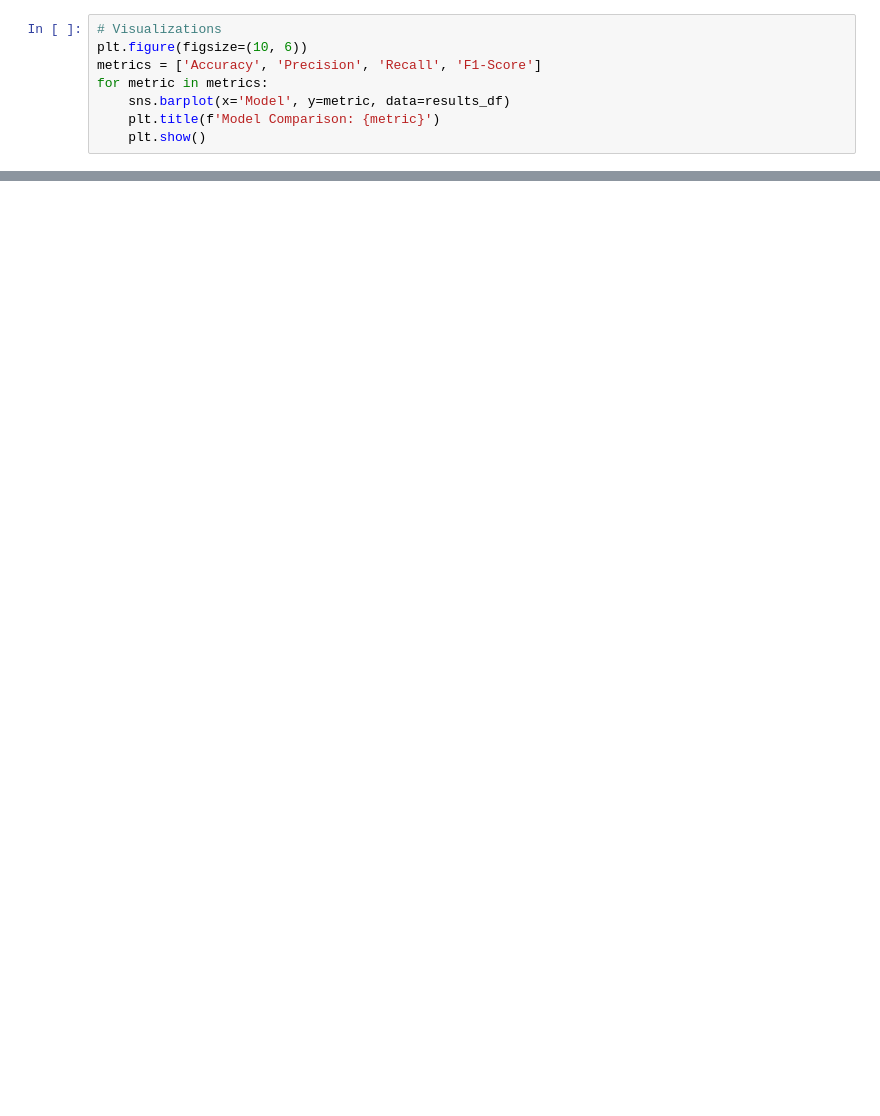
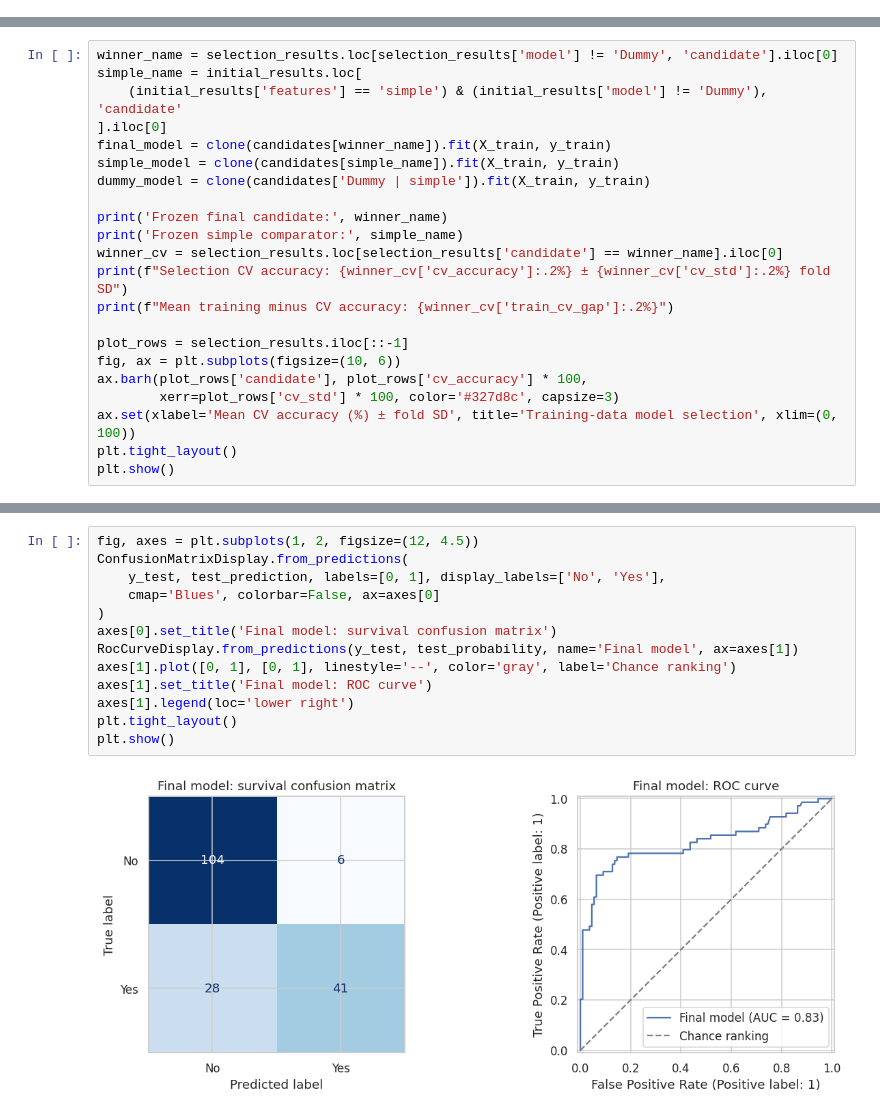
Before and after one commit to saad-khanzada/machine-learning-projects, a Jupyter notebook: titanic-survival-classification/titanic_classification_project.ipynb, the cells around one changed output, grey strips where cells are left out. Drawn from its saved outputs; the diff is of its cells as text; blank space fills up the shorter version.

```diff
--- a/titanic-survival-classification/titanic_classification_project.ipynb
+++ b/titanic-survival-classification/titanic_classification_project.ipynb
@@ -492,8 +0,0 @@ Model Comparison:
-# %%
-# Visualizations
-plt.figure(figsize=(10, 6))
-metrics = ['Accuracy', 'Precision', 'Recall', 'F1-Score']
-for metric in metrics:
-    sns.barplot(x='Model', y=metric, data=results_df)
-    plt.title(f'Model Comparison: {metric}')
-    plt.show()
@@ -519,0 +506,22 @@ Findings:
+# %%
+winner_name = selection_results.loc[selection_results['model'] != 'Dummy', 'candidate'].iloc[0]
+simple_name = initial_results.loc[
+    (initial_results['features'] == 'simple') & (initial_results['model'] != 'Dummy'), 'candidate'
+].iloc[0]
+final_model = clone(candidates[winner_name]).fit(X_train, y_train)
+simple_model = clone(candidates[simple_name]).fit(X_train, y_train)
+dummy_model = clone(candidates['Dummy | simple']).fit(X_train, y_train)
+
+print('Frozen final candidate:', winner_name)
+print('Frozen simple comparator:', simple_name)
+winner_cv = selection_results.loc[selection_results['candidate'] == winner_name].iloc[0]
+print(f"Selection CV accuracy: {winner_cv['cv_accuracy']:.2%} ± {winner_cv['cv_std']:.2%} fold SD")
+print(f"Mean training minus CV accuracy: {winner_cv['train_cv_gap']:.2%}")
+
+plot_rows = selection_results.iloc[::-1]
+fig, ax = plt.subplots(figsize=(10, 6))
+ax.barh(plot_rows['candidate'], plot_rows['cv_accuracy'] * 100,
+        xerr=plot_rows['cv_std'] * 100, color='#327d8c', capsize=3)
+ax.set(xlabel='Mean CV accuracy (%) ± fold SD', title='Training-data model selection', xlim=(0, 100))
+plt.tight_layout()
+plt.show()
@@ -519,0 +610,15 @@ Findings:
+# %%
+fig, axes = plt.subplots(1, 2, figsize=(12, 4.5))
+ConfusionMatrixDisplay.from_predictions(
+    y_test, test_prediction, labels=[0, 1], display_labels=['No', 'Yes'],
+    cmap='Blues', colorbar=False, ax=axes[0]
+)
+axes[0].set_title('Final model: survival confusion matrix')
+RocCurveDisplay.from_predictions(y_test, test_probability, name='Final model', ax=axes[1])
+axes[1].plot([0, 1], [0, 1], linestyle='--', color='gray', label='Chance ranking')
+axes[1].set_title('Final model: ROC curve')
+axes[1].legend(loc='lower right')
+plt.tight_layout()
+plt.show()
+# %% [output]
+[figure, added]
```
Also changed, not shown: parts of 94 cells of this notebook, 1 other file.
